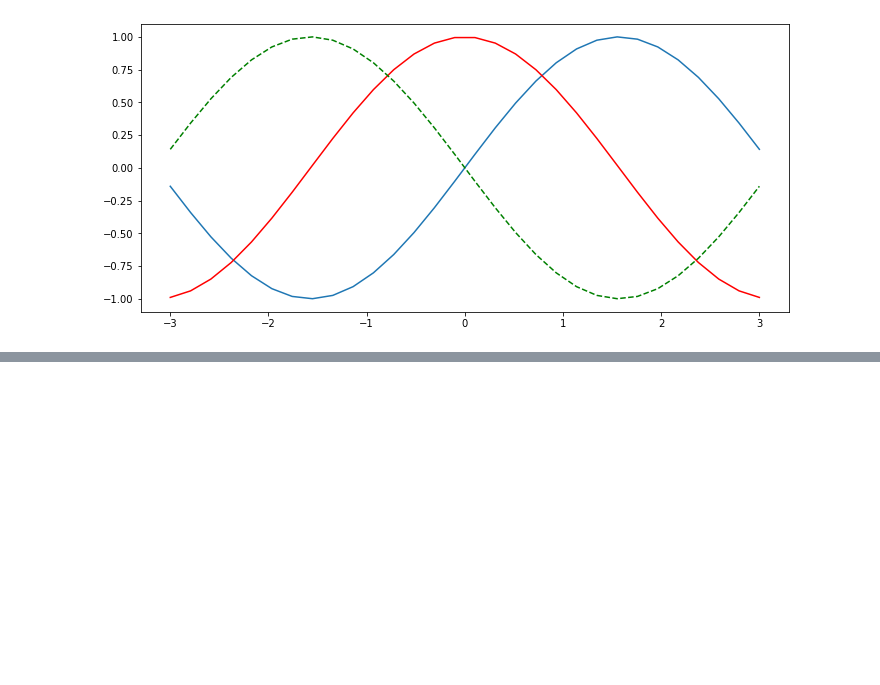
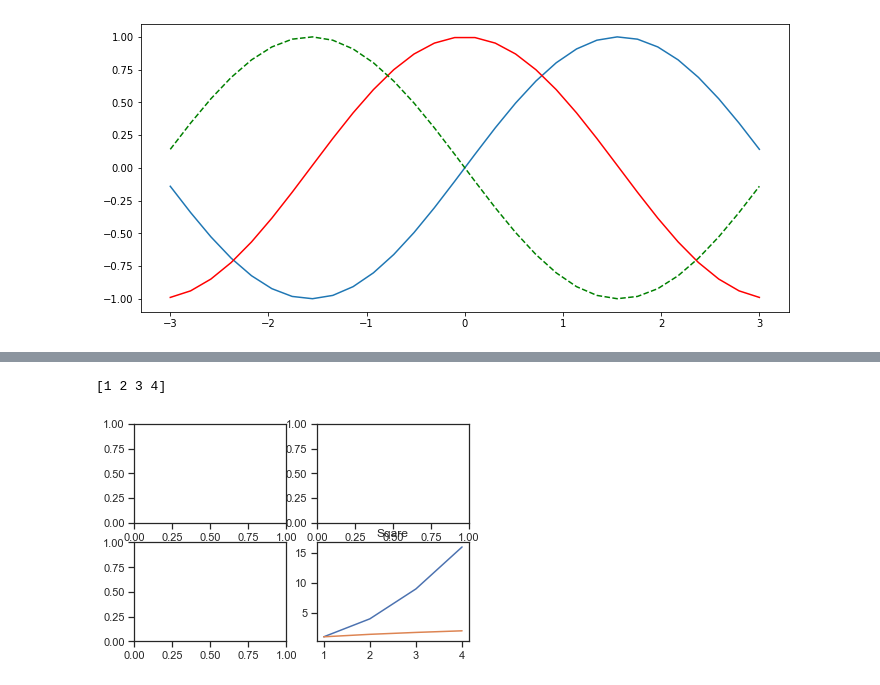
Before and after one commit to imtiaz70/matplotlib, a Jupyter notebook: matplotlibPractice.ipynb, the cells around one changed output, grey strips where cells are left out. Drawn from its saved outputs; the diff is of its cells as text; code cells hidden in the pictures; blank space fills up the shorter version.

```diff
--- a/matplotlibPractice.ipynb
+++ b/matplotlibPractice.ipynb
@@ -33,0 +34,12 @@ plt.show()
+# %%
+# plt.subplot(nrows,ncols)
+fig,a = plt.subplots(2,2)
+x = np.arange(1,5)
+print(x)
+a[0,0] = plt.plot(x,x*x)
+a[0][0] = plt.title("Sqare")
+a[0][1] = plt.plot(x,np.sqrt(x))
+a[0][1] = plt.title
+# %% [output]
+[1 2 3 4]
+[figure, added]
```
Also changed, not shown: parts of 1 cell of this notebook.
